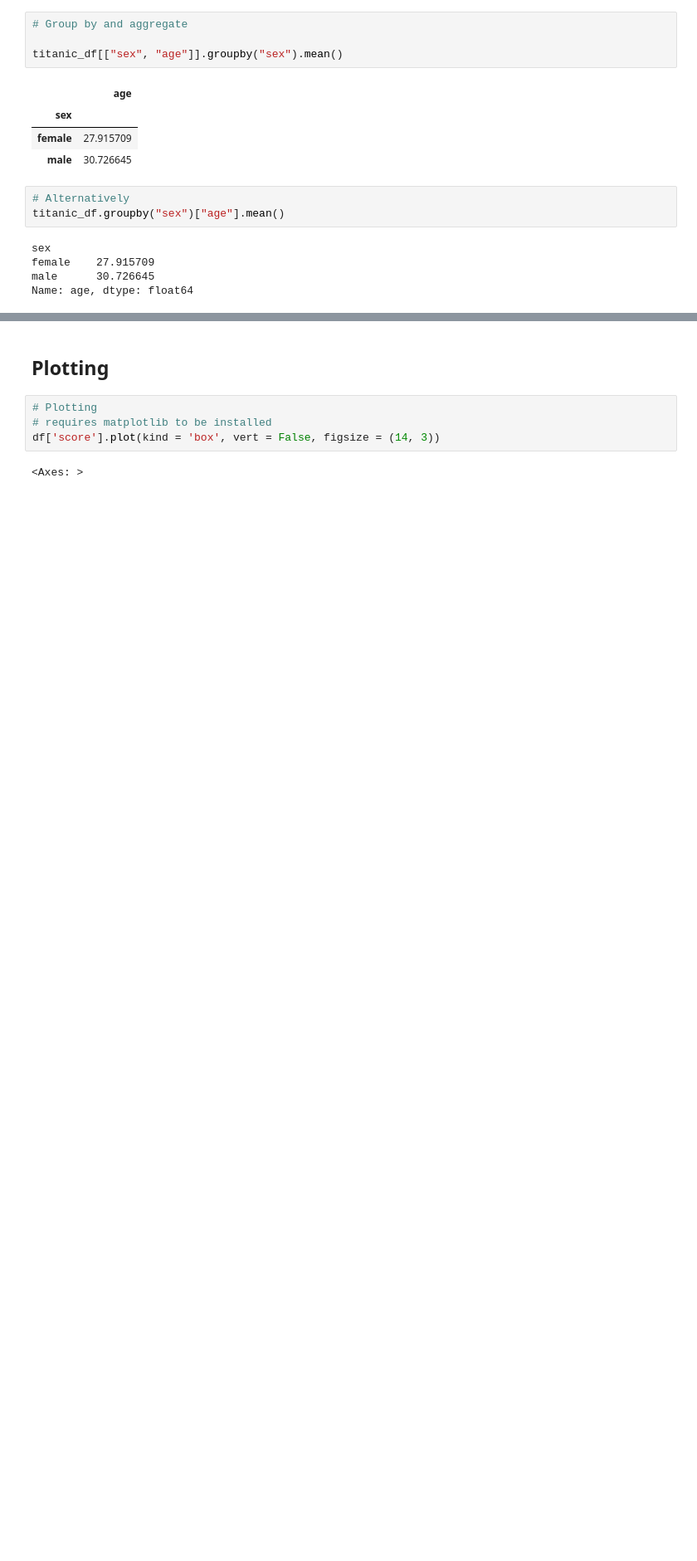
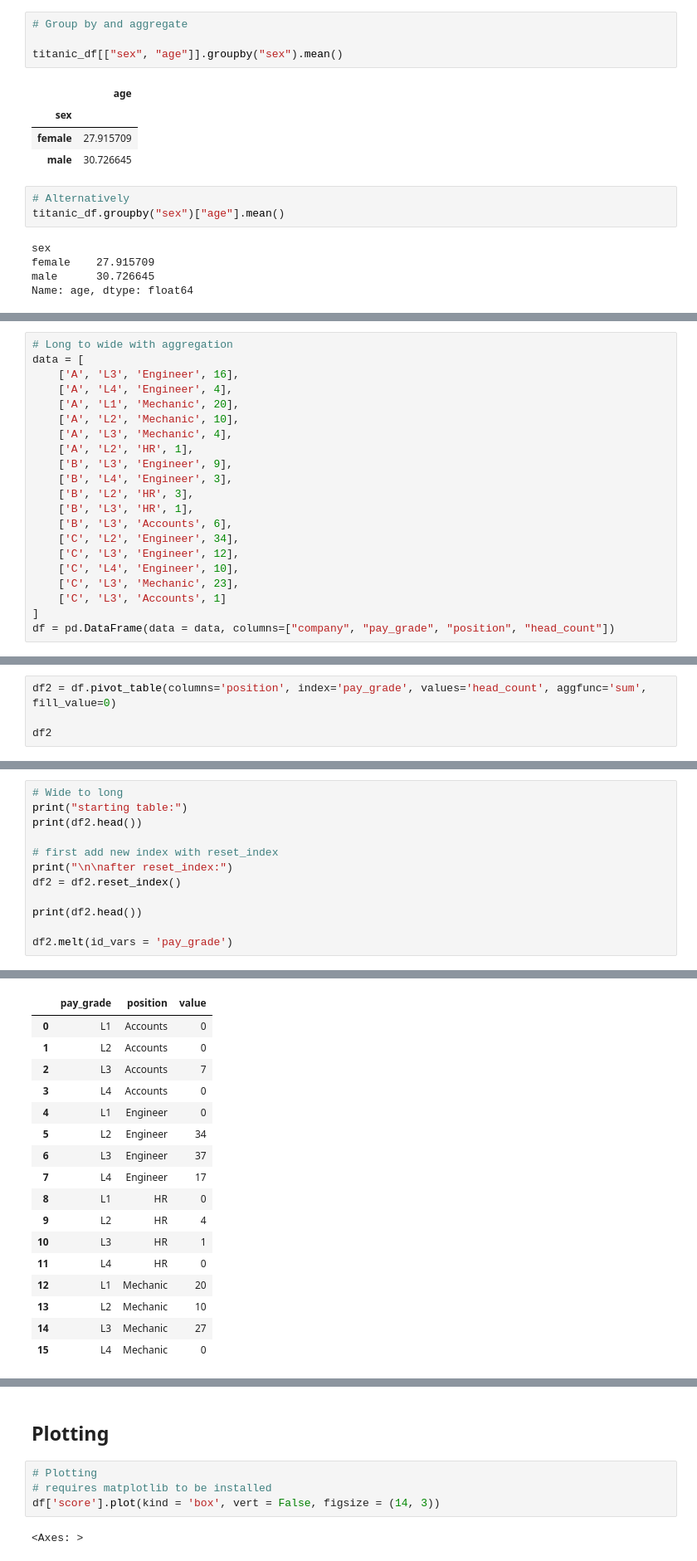
Before and after one commit to decisive-moment/learning, a Jupyter notebook: Python/pandas_basics.ipynb, the cells around one changed output, grey strips where cells are left out. Shown at 83% size. Cells and saved outputs as stored; diff of their text form; blank space fills up the shorter version.

```diff
--- a/Python/pandas_basics.ipynb
+++ b/Python/pandas_basics.ipynb
@@ -600,0 +694,21 @@ titanic_df.groupby("sex").mean(numeric_only=True)
+# %%
+# Long to wide with aggregation
+data = [
+    ['A', 'L3', 'Engineer', 16],
+    ['A', 'L4', 'Engineer', 4],
+    ['A', 'L1', 'Mechanic', 20],
+    ['A', 'L2', 'Mechanic', 10],
+    ['A', 'L3', 'Mechanic', 4],
+    ['A', 'L2', 'HR', 1],
+    ['B', 'L3', 'Engineer', 9],
+    ['B', 'L4', 'Engineer', 3],
+    ['B', 'L2', 'HR', 3],
+    ['B', 'L3', 'HR', 1],
+    ['B', 'L3', 'Accounts', 6],
+    ['C', 'L2', 'Engineer', 34],
+    ['C', 'L3', 'Engineer', 12],
+    ['C', 'L4', 'Engineer', 10],
+    ['C', 'L3', 'Mechanic', 23],
+    ['C', 'L3', 'Accounts', 1]
+]
+df = pd.DataFrame(data = data, columns=["company", "pay_grade", "position", "head_count"])
@@ -600,0 +724,4 @@ titanic_df.groupby("sex").mean(numeric_only=True)
+# %%
+df2 = df.pivot_table(columns='position', index='pay_grade', values='head_count', aggfunc='sum', fill_value=0)
+
+df2
@@ -600,0 +735,13 @@ titanic_df.groupby("sex").mean(numeric_only=True)
+# %%
+# Wide to long
+print("starting table:")
+print(df2.head())
+
+# first add new index with reset_index
+print("\n\nafter reset_index:")
+df2 = df2.reset_index()
+
+print(df2.head())
+
+df2.melt(id_vars = 'pay_grade')
+# %% [output]
@@ -600,0 +763,17 @@ titanic_df.groupby("sex").mean(numeric_only=True)
+|  | pay_grade | position | value |
+| 0 | L1 | Accounts | 0 |
+| 1 | L2 | Accounts | 0 |
+| 2 | L3 | Accounts | 7 |
+| 3 | L4 | Accounts | 0 |
+| 4 | L1 | Engineer | 0 |
+| 5 | L2 | Engineer | 34 |
+| 6 | L3 | Engineer | 37 |
+| 7 | L4 | Engineer | 17 |
+| 8 | L1 | HR | 0 |
+| 9 | L2 | HR | 4 |
+| 10 | L3 | HR | 1 |
+| 11 | L4 | HR | 0 |
+| 12 | L1 | Mechanic | 20 |
+| 13 | L2 | Mechanic | 10 |
+| 14 | L3 | Mechanic | 27 |
+| 15 | L4 | Mechanic | 0 |
```
Also changed, not shown: parts of 32 cells of this notebook, 6 other files.
